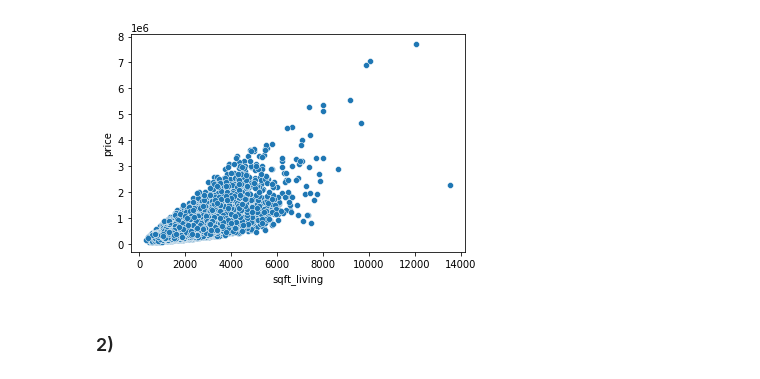
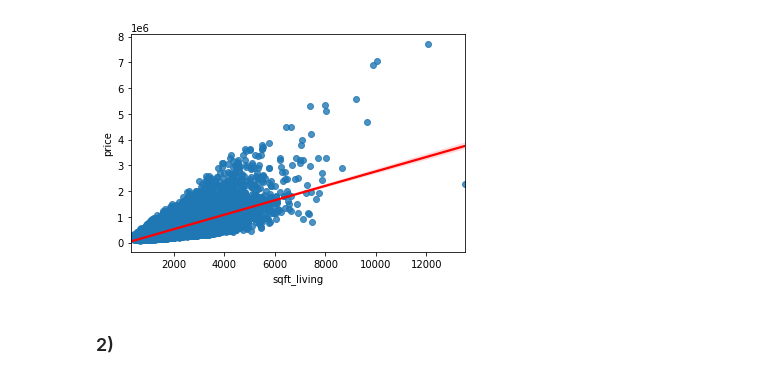
Before and after one commit to Team-Geuknak/CSAI_assignment, a Jupyter notebook: n211a_sunki.ipynb, the cells around one changed output. Saved outputs shown, nothing was run; the diff lists cells and outputs as text; code cells hidden in the pictures.

```diff
--- a/n211a_sunki.ipynb
+++ b/n211a_sunki.ipynb
@@ -80,9 +80,9 @@ Name: price, dtype: float64
 # %%
 import seaborn as sns
 
-sns.scatterplot(data=df,y='price',x='sqft_living');  #price와 sqft_living 상관을 시각화
+sns.regplot(data=df,y='price',x='sqft_living',line_kws={'color': 'red'});  #price와 sqft_living 상관을 시각화
 # %% [output]
-[figure, old version]
+[figure, new version]
 # %% [markdown]
 ### 2)
 # %%
```
